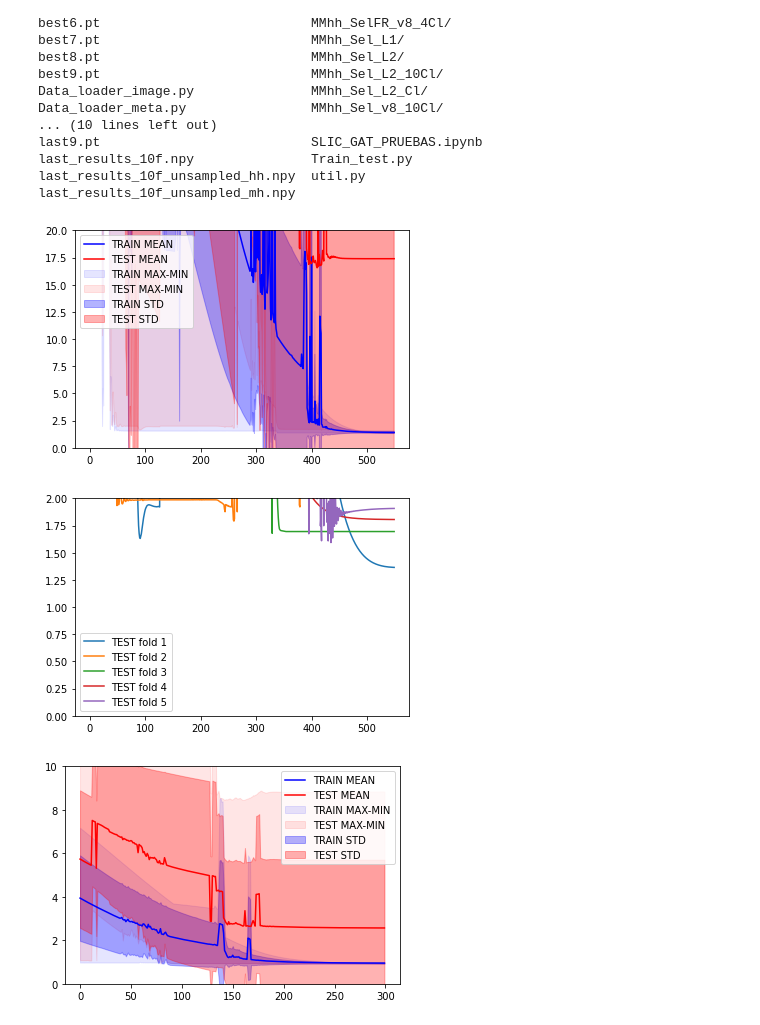
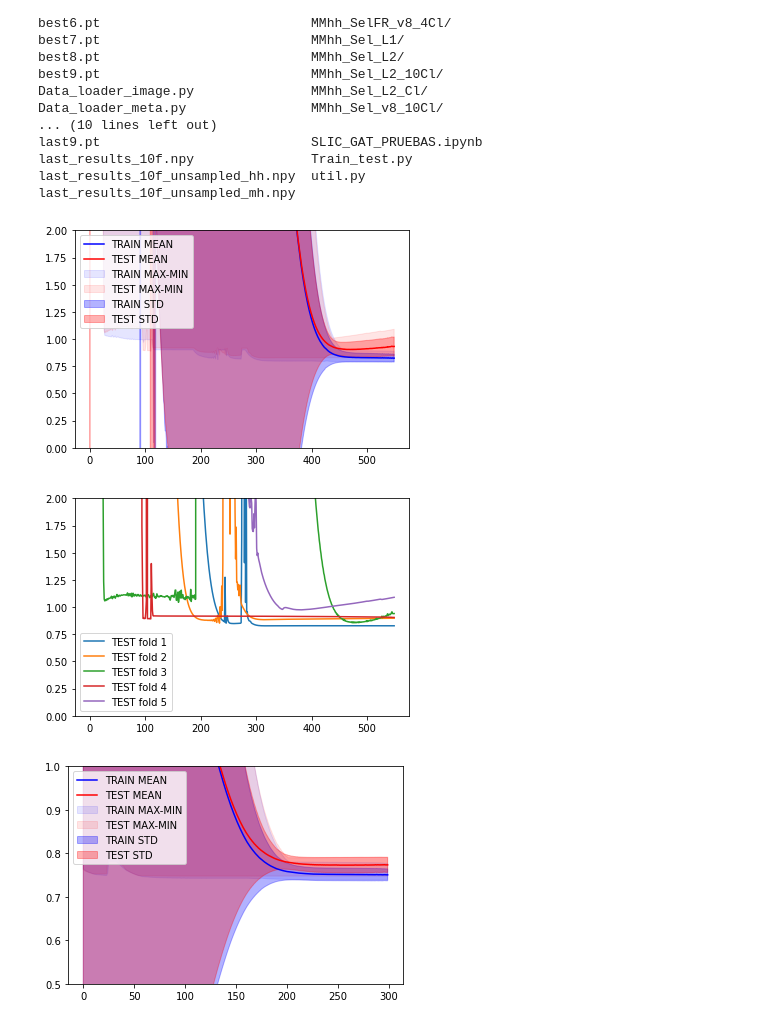
Before and after one commit to Abdigal1/LIIARPI_1, a Jupyter notebook: SLIC_GAT/SLIC_GAT_PRUEBAS.ipynb, the cells around one changed output. Cells and saved outputs as stored; diff of their text form; code cells hidden in the pictures.

```diff
--- a/SLIC_GAT/SLIC_GAT_PRUEBAS.ipynb
+++ b/SLIC_GAT/SLIC_GAT_PRUEBAS.ipynb
@@ -102,7 +102,7 @@ last_results_10f_unsampled_hh.npy  util.py
 last_results_10f_unsampled_mh.npy
 # %%
 os.listdir()
-res_dir="MMhh_Sel_v8_StCl"
+res_dir="MMhh_SelFR_v8_4Cl"
 
 lr=np.load(os.path.join(pth,res_dir,'last_results_10f_unsampled_hh.npy'),allow_pickle=True)
 
@@ -163,11 +163,11 @@ plt.fill_between(x=np.arange(tt_a[1][init:].shape[0]),y1=vv_a[3][init:],y2=vv_a[
 plt.plot(tt_a[2][init:],'b', label = "TRAIN MEAN")
 plt.plot(vv_a[2][init:],'r', label = "TEST MEAN")
 
-plt.ylim(0,20)
+plt.ylim(0,2)
 plt.legend()
 plt.show()
 # %% [output]
-[figure, old version]
+[figure, new version]
 # %%
 import matplotlib.pyplot as plt
 
@@ -181,25 +181,25 @@ plt.ylim(0,2)
 plt.legend()
 plt.show()
 # %% [output]
-[figure, old version]
+[figure, new version]
 # %%
 import matplotlib.pyplot as plt
 
 init=250
 plt.fill_between(x=np.arange(tt_aa[1][init:].shape[0]),y1=tt_aa[1][init:],y2=tt_aa[0][init:],color='b',alpha=0.1, label = "TRAIN MAX-MIN")
 plt.fill_between(x=np.arange(tt_aa[1][init:].shape[0]),y1=vv_aa[1][init:],y2=vv_aa[0][init:],color='r',alpha=0.1, label = "TEST MAX-MIN")
 
 plt.fill_between(x=np.arange(tt_aa[1][init:].shape[0]),y1=tt_aa[3][init:],y2=tt_aa[4][init:],color='b',alpha=0.3, label = "TRAIN STD")
 plt.fill_between(x=np.arange(tt_aa[1][init:].shape[0]),y1=vv_aa[3][init:],y2=vv_aa[4][init:],color='r',alpha=0.3, label = "TEST STD")
 
 plt.plot(tt_aa[2][init:],'b', label = "TRAIN MEAN")
 plt.plot(vv_aa[2][init:],'r', label = "TEST MEAN")
 
-plt.ylim(0,10)
+plt.ylim(0.5,1)
 plt.legend()
 plt.show()
 # %% [output]
-[figure, old version]
+[figure, new version]
 # %%
 #(folds,epochs,classes)
 flTP_v=np.vectorize(lambda lTP,i:np.array(lTP[i]['valid_acc_abs']),
```
Also changed, not shown: parts of 2 cells of this notebook, 21 other files.
